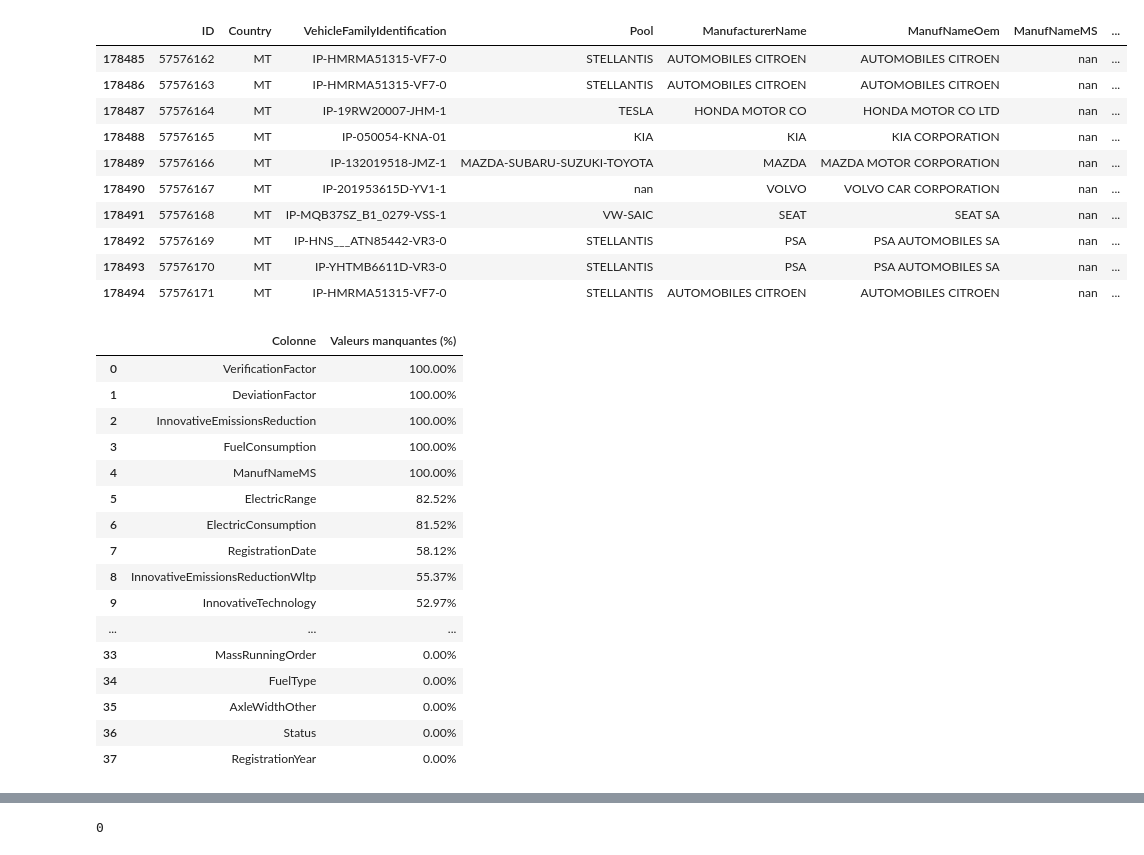
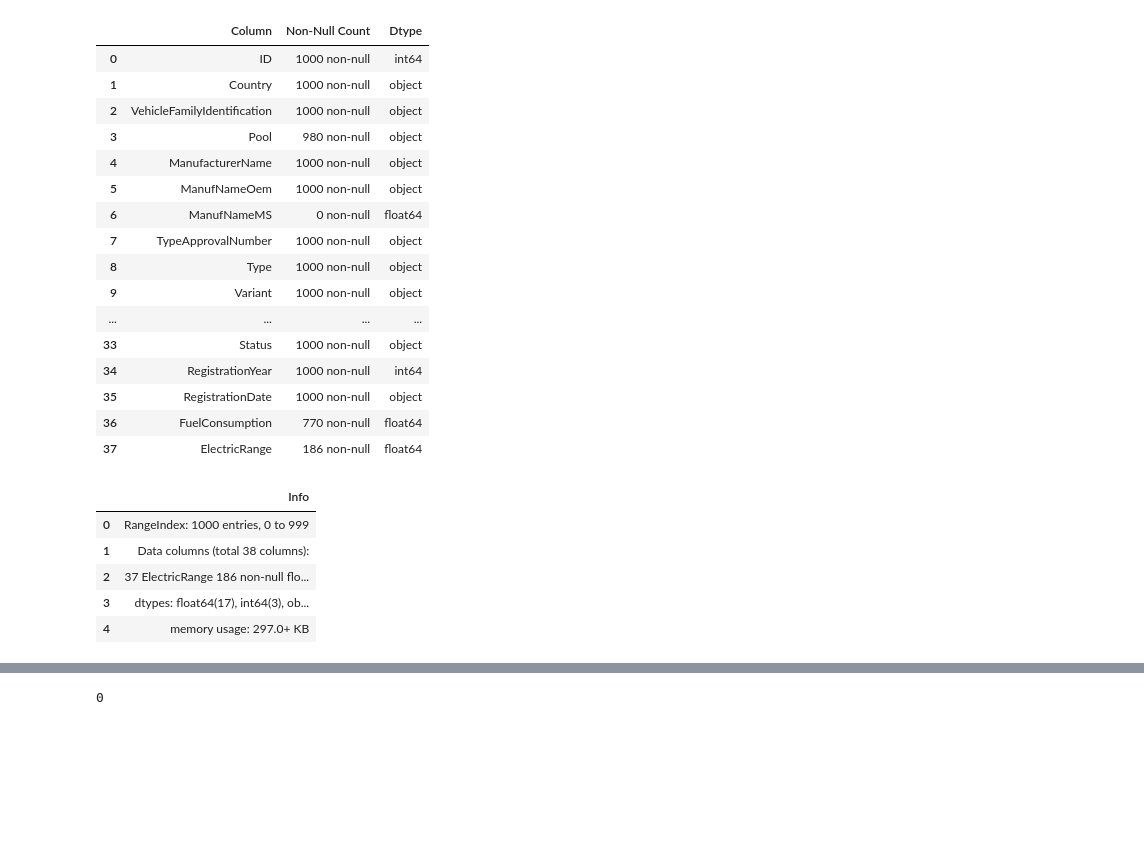
Before and after one commit to MatthieuLeNozach/car-co2-prediction_pre-release, a Jupyter notebook: src/test.ipynb, the cells around one changed output, grey strips where cells are left out. Saved outputs shown, nothing was run; the diff lists cells and outputs as text; code cells hidden in the pictures; blank space fills up the shorter version.

```diff
--- a/src/test.ipynb
+++ b/src/test.ipynb
@@ -33,2 +9,0 @@ import auto_co2
-# %%
-df = co2.load_co2_data()
@@ -37,2 +23,8 @@ FileNotFoundError: [Errno 2] No such file or directory: './automobile-co2-emissi
+# %%
+df = pd.read_csv('data/sample.csv')
 # %%
-df = co2.select_countries(df, ['CY', 'SK', 'LU', 'FI', 'MT'])
+df = co2.data.select_countries(df, ['FR'])
+# %%
+import auto_co2 as co2
+df = co2.data.rename_columns(df)
+co2.styles.displayer(df, 10)
@@ -39,35 +83,27 @@ df = co2.select_countries(df, ['CY', 'SK', 'LU', 'FI', 'MT'])
 # %%
-df = co2.rename_columns(df)
-viz.display_head(df, 10)
+df = co2.data.convert_dtypes(df)
+co2.styles.display_info(df)
 # %% [output]
-|  | ID | Country | VehicleFamilyIdentification | Pool | ManufacturerName | ManufNameOem | ManufNameMS | ... |
-| 178485 | 57576162 | MT | IP-HMRMA51315-VF7-0 | STELLANTIS | AUTOMOBILES CITROEN | AUTOMOBILES CITROEN | nan | ... |
-| 178486 | 57576163 | MT | IP-HMRMA51315-VF7-0 | STELLANTIS | AUTOMOBILES CITROEN | AUTOMOBILES CITROEN | nan | ... |
-| 178487 | 57576164 | MT | IP-19RW20007-JHM-1 | TESLA | HONDA MOTOR CO | HONDA MOTOR CO LTD | nan | ... |
-| 178488 | 57576165 | MT | IP-050054-KNA-01 | KIA | KIA | KIA CORPORATION | nan | ... |
-| 178489 | 57576166 | MT | IP-132019518-JMZ-1 | MAZDA-SUBARU-SUZUKI-TOYOTA | MAZDA | MAZDA MOTOR CORPORATION | nan | ... |
-| 178490 | 57576167 | MT | IP-201953615D-YV1-1 | nan | VOLVO | VOLVO CAR CORPORATION | nan | ... |
-| 178491 | 57576168 | MT | IP-MQB37SZ_B1_0279-VSS-1 | VW-SAIC | SEAT | SEAT SA | nan | ... |
-| 178492 | 57576169 | MT | IP-HNS___ATN85442-VR3-0 | STELLANTIS | PSA | PSA AUTOMOBILES SA | nan | ... |
-| 178493 | 57576170 | MT | IP-YHTMB6611D-VR3-0 | STELLANTIS | PSA | PSA AUTOMOBILES SA | nan | ... |
-| 178494 | 57576171 | MT | IP-HMRMA51315-VF7-0 | STELLANTIS | AUTOMOBILES CITROEN | AUTOMOBILES CITROEN | nan | ... |
+|  | Column | Non-Null Count | Dtype |
+| 0 | ID | 1000 non-null | int64 |
+| 1 | Country | 1000 non-null | object |
+| 2 | VehicleFamilyIdentification | 1000 non-null | object |
+| 3 | Pool | 980 non-null | object |
+| 4 | ManufacturerName | 1000 non-null | object |
+| 5 | ManufNameOem | 1000 non-null | object |
+| 6 | ManufNameMS | 0 non-null | float64 |
+| 7 | TypeApprovalNumber | 1000 non-null | object |
+| 8 | Type | 1000 non-null | object |
+| 9 | Variant | 1000 non-null | object |
+| ... | ... | ... | ... |
+| 33 | Status | 1000 non-null | object |
+| 34 | RegistrationYear | 1000 non-null | int64 |
+| 35 | RegistrationDate | 1000 non-null | object |
+| 36 | FuelConsumption | 770 non-null | float64 |
+| 37 | ElectricRange | 186 non-null | float64 |
+|  | Info |
+| 0 | RangeIndex: 1000 entries, 0 to 999 |
+| 1 | Data columns (total 38 columns): |
+| 2 | 37 ElectricRange 186 non-null flo... |
+| 3 | dtypes: float64(17), int64(3), ob... |
+| 4 | memory usage: 297.0+ KB |
-# %%
-viz.display_na(df)
-# %% [output]
-|  | Colonne | Valeurs manquantes (%) |
-| 0 | VerificationFactor | 100.00% |
-| 1 | DeviationFactor | 100.00% |
-| 2 | InnovativeEmissionsReduction | 100.00% |
-| 3 | FuelConsumption | 100.00% |
-| 4 | ManufNameMS | 100.00% |
-| 5 | ElectricRange | 82.52% |
-| 6 | ElectricConsumption | 81.52% |
-| 7 | RegistrationDate | 58.12% |
-| 8 | InnovativeEmissionsReductionWltp | 55.37% |
-| 9 | InnovativeTechnology | 52.97% |
-| ... | ... | ... |
-| 33 | MassRunningOrder | 0.00% |
-| 34 | FuelType | 0.00% |
-| 35 | AxleWidthOther | 0.00% |
-| 36 | Status | 0.00% |
-| 37 | RegistrationYear | 0.00% |
```
Also changed, not shown: parts of 34 cells of this notebook, 25 other files.
